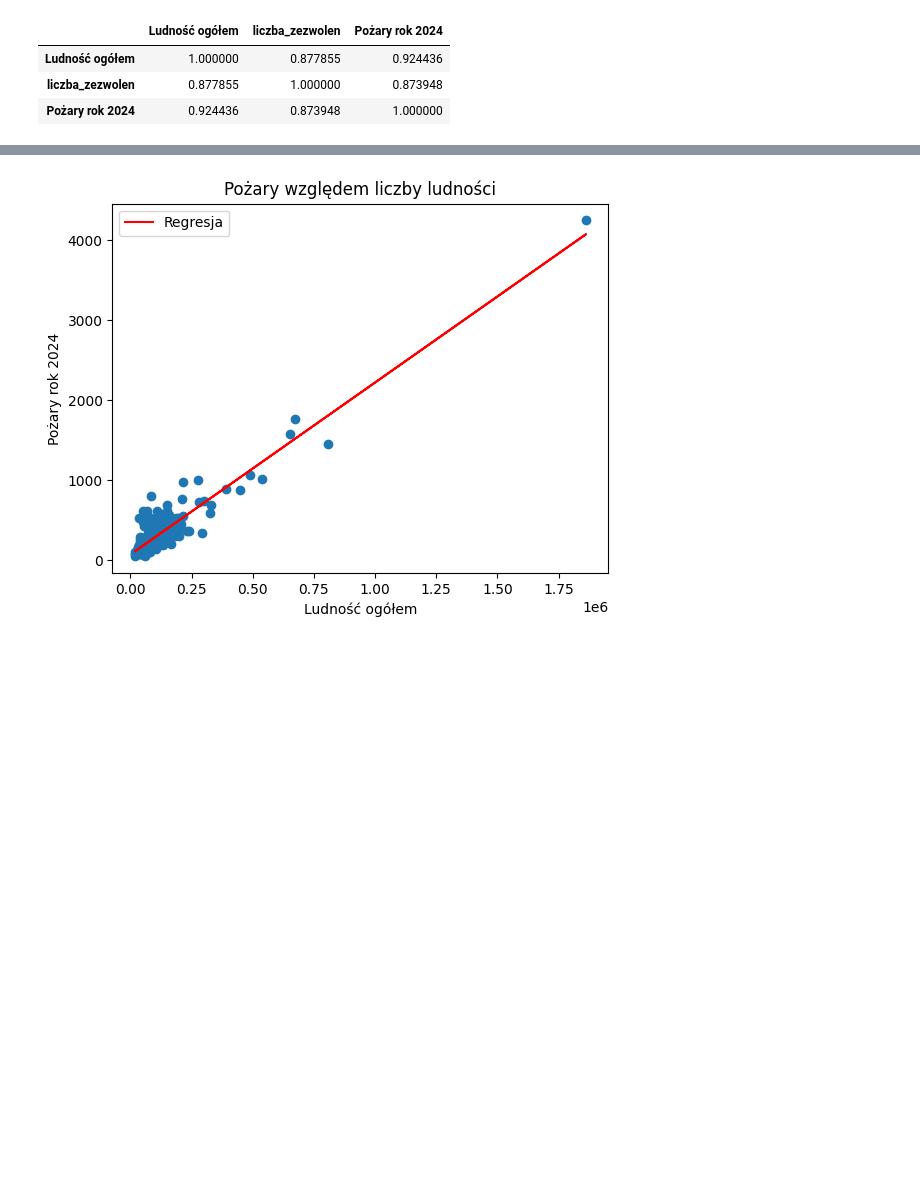
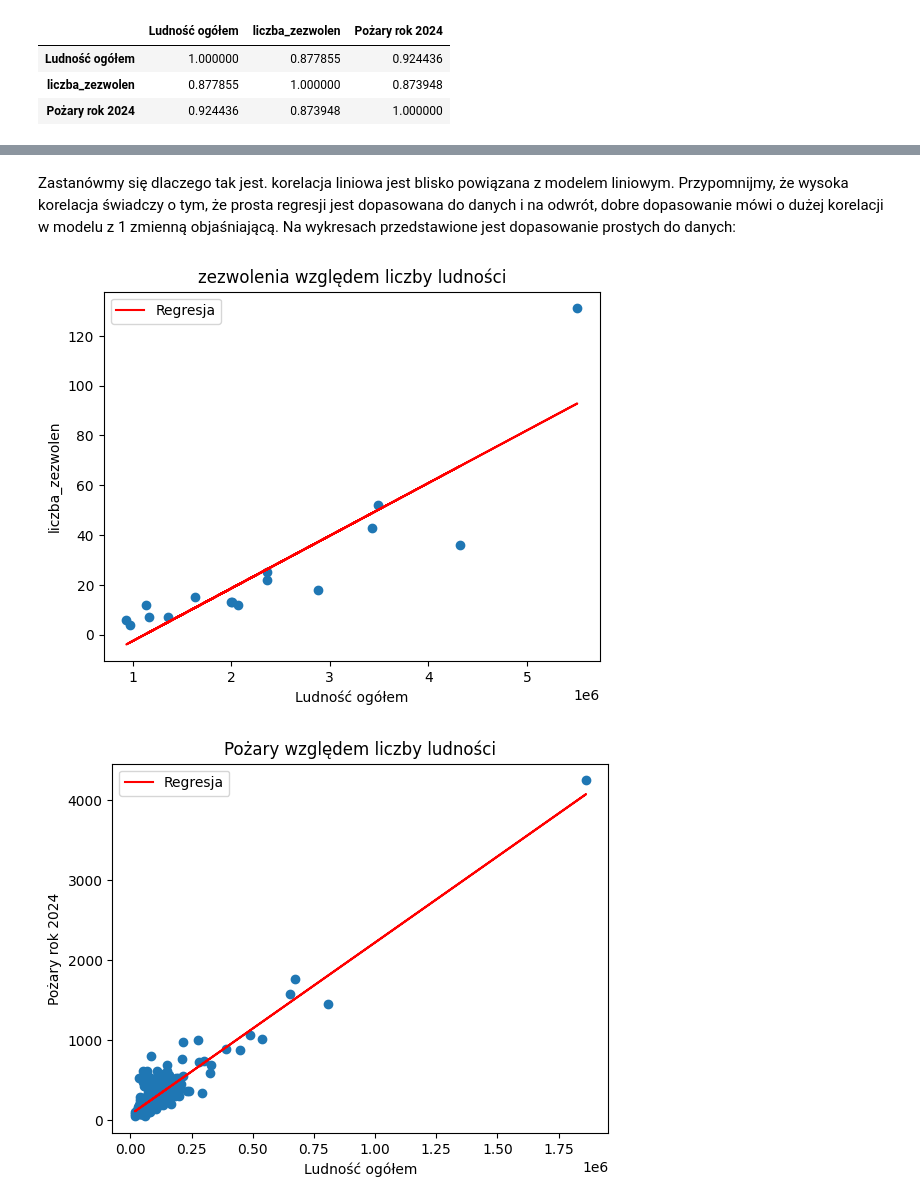
Before and after one commit to kaluznys/Projekt_Analiza_Zaleznosci, a Jupyter notebook: main_notebook.ipynb, the cells around one changed output, grey strips where cells are left out. Saved outputs shown, nothing was run; the diff lists cells and outputs as text; code cells hidden in the pictures; blank space fills up the shorter version.

```diff
--- a/main_notebook.ipynb
+++ b/main_notebook.ipynb
@@ -177,3 +154,9 @@ df_trzy_dane.corr()
+# %% [markdown]
+Zastanówmy się dlaczego tak jest. korelacja liniowa jest blisko powiązana z modelem liniowym. Przypomnijmy, że wysoka korelacja świadczy o tym, że prosta regresji jest dopasowana do danych i na odwrót, dobre dopasowanie mówi o dużej korelacji w modelu z 1 zmienną objaśniającą. Na wykresach przedstawione jest dopasowanie prostych do danych:
+# %%
+pl.plot_regr_poz_lud(df_lud_zez_poz["Ludność ogółem"], df_lud_zez_poz["liczba_zezwolen"], "Ludność ogółem", "liczba_zezwolen", "zezwolenia względem liczby ludności")
+# %% [output]
+[figure, added]
 # %%
 pl.plot_regr_poz_lud(df_ludn_poz["Ludność ogółem"], df_ludn_poz["Pożary rok 2024"])
 # %% [output]
```
Also changed, not shown: parts of 50 cells of this notebook, 9 other files.
